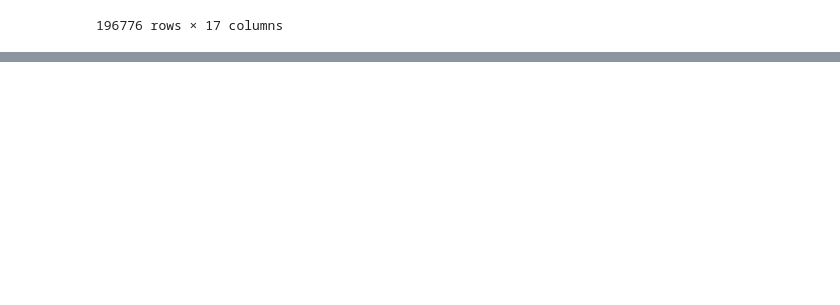
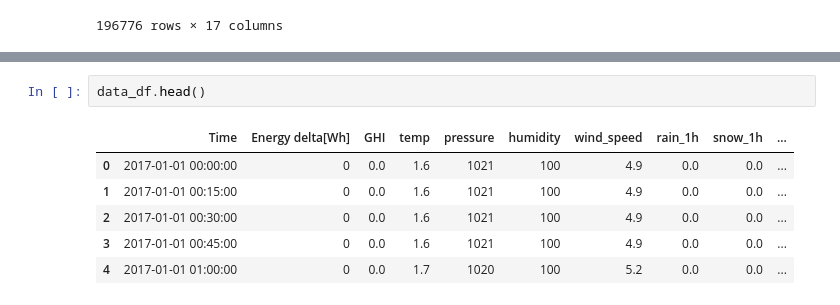
Before and after one commit to Project381-GAS-2024-Team-1/greenr, a Jupyter notebook: weather-prediction/notebooks/data-exploration.ipynb, the cells around one changed output, grey strips where cells are left out. Cells and saved outputs as stored; diff of their text form; blank space fills up the shorter version.

```diff
--- a/weather-prediction/notebooks/data-exploration.ipynb
+++ b/weather-prediction/notebooks/data-exploration.ipynb
@@ -43,0 +54,9 @@ data_df
+# %%
+data_df.head()
+# %% [output]
+|  | Time | Energy delta[Wh] | GHI | temp | pressure | humidity | wind_speed | rain_1h | snow_1h | ... |
+| 0 | 2017-01-01 00:00:00 | 0 | 0.0 | 1.6 | 1021 | 100 | 4.9 | 0.0 | 0.0 | ... |
+| 1 | 2017-01-01 00:15:00 | 0 | 0.0 | 1.6 | 1021 | 100 | 4.9 | 0.0 | 0.0 | ... |
+| 2 | 2017-01-01 00:30:00 | 0 | 0.0 | 1.6 | 1021 | 100 | 4.9 | 0.0 | 0.0 | ... |
+| 3 | 2017-01-01 00:45:00 | 0 | 0.0 | 1.6 | 1021 | 100 | 4.9 | 0.0 | 0.0 | ... |
+| 4 | 2017-01-01 01:00:00 | 0 | 0.0 | 1.7 | 1020 | 100 | 5.2 | 0.0 | 0.0 | ... |
```
Also changed, not shown: parts of 8 cells of this notebook.
